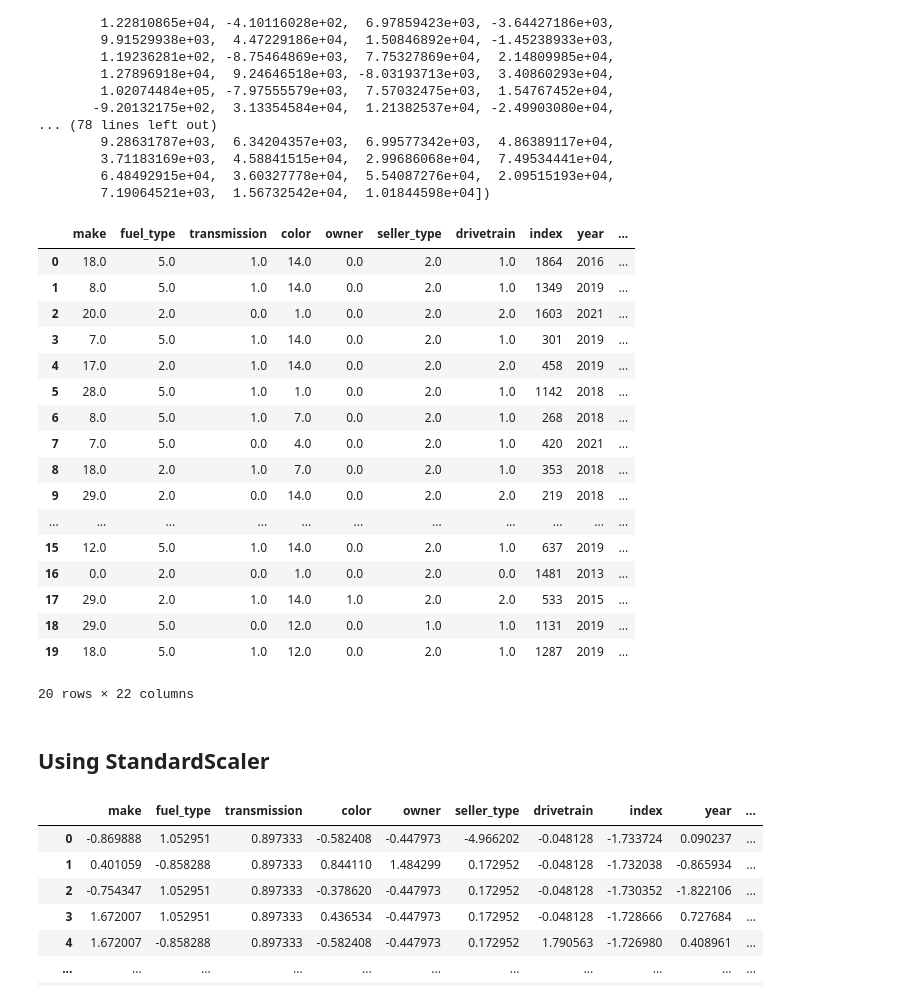
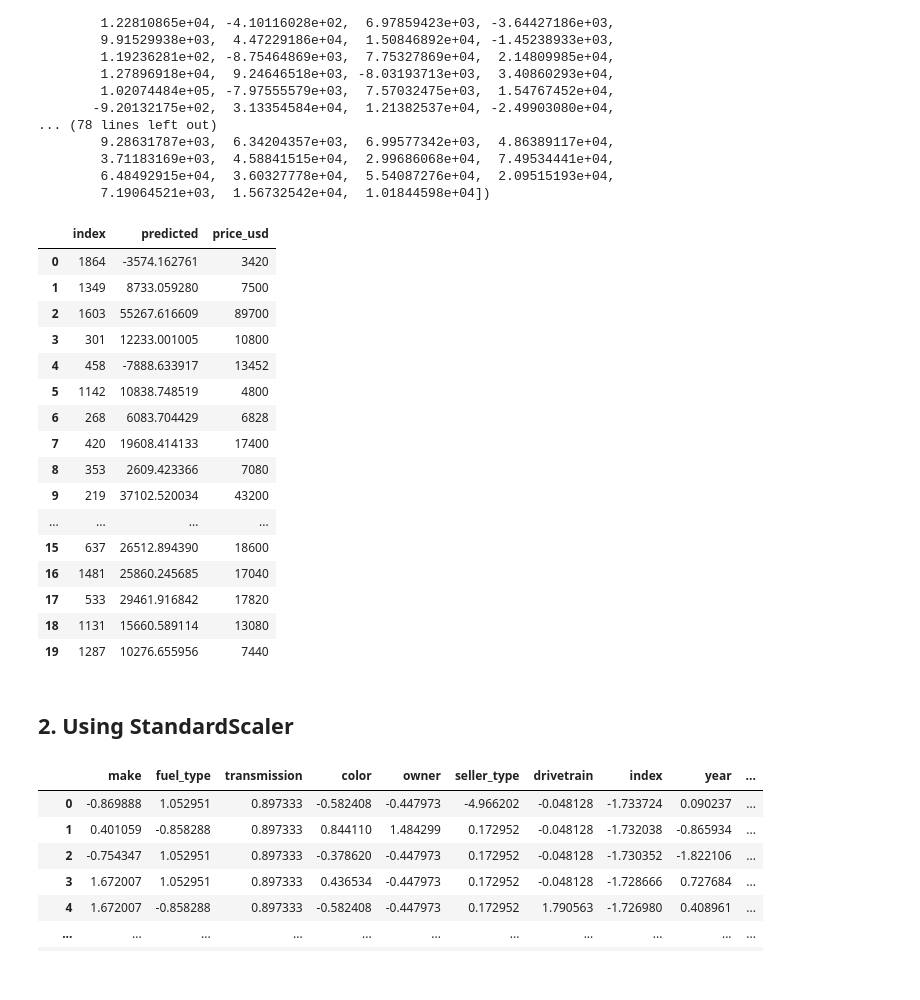
Before and after one commit to Querians/Lab-7, a Jupyter notebook: main.ipynb, the cells around one changed output. Saved outputs shown, nothing was run; the diff lists cells and outputs as text; code cells hidden in the pictures.

```diff
--- a/main.ipynb
+++ b/main.ipynb
@@ -85,16 +89,16 @@ usedcar
 # %%
 usedcar['engine'] = usedcar['engine'].str.replace('cc', '').astype(int)
 # %%
-# split 2 value in max_power to 2 column
-usedcar['max_power_bhp'] = usedcar['max_power'].str.replace(r' |bhp|rpm', '').str.split('@',n=1, expand=True)[0].astype(float)
-usedcar['max_power_rpm'] = usedcar['max_power'].str.replace(r' |bhp|rpm', '').str.split('@',n=1, expand=True)[1]
+# split 2 value in max_power to 2 columns
+usedcar['max_power_bhp'] = usedcar['max_power'].str.replace(r' |bhp|rpm', '', regex=True).str.split('@',n=1, expand=True, regex=True)[0].astype(float)
+usedcar['max_power_rpm'] = usedcar['max_power'].str.replace(r' |bhp|rpm', '', regex=True).str.split('@',n=1, expand=True, regex=True)[1]
 usedcar['max_power_rpm'] = usedcar['max_power_rpm'].replace(r'^\s*$', np.nan, regex=True)
 usedcar.dropna(inplace=True)
 usedcar['max_power_rpm'] = usedcar['max_power_rpm'].astype(float)
 
-# split 2 value in max_torque to 2 column
-usedcar['max_torque_nm'] = usedcar['max_torque'].str.replace(r' |Nm|rpm', '').str.split('@',n=1, expand=True)[0].astype(float)
-usedcar['max_torque_rpm'] = usedcar['max_torque'].str.replace(r' |Nm|rpm', '').str.split('@',n=1, expand=True)[1].astype(float)
+# split 2 value in max_torque to 2 columns
+usedcar['max_torque_nm'] = usedcar['max_torque'].str.replace(r' |Nm|rpm', '', regex=True).str.split('@',n=1, expand=True, regex=True)[0].astype(float)
+usedcar['max_torque_rpm'] = usedcar['max_torque'].str.replace(r' |Nm|rpm', '', regex=True).str.split('@',n=1, expand=True, regex=True)[1].astype(float)
 
 usedcar.drop(columns=['max_power', 'max_torque'], inplace=True)
 # %%
@@ -247,30 +289,29 @@ array([-3.57416276e+03,  8.73305928e+03,  5.52676166e+04,  1.22330010e+04,
 # %%
 final = pd.concat([X_test, y_test], axis = 'columns')
 final.reset_index(inplace=True)
 final.drop(columns="level_0", inplace=True)
 final = pd.concat([final, pd.Series(y_hat, name = 'predicted')], axis = 'columns')
-final.head(20)
+final[['index', 'predicted', 'price_usd']].head(20)
 # %% [output]
-|  | make | fuel_type | transmission | color | owner | seller_type | drivetrain | index | year | ... |
-| 0 | 18.0 | 5.0 | 1.0 | 14.0 | 0.0 | 2.0 | 1.0 | 1864 | 2016 | ... |
-| 1 | 8.0 | 5.0 | 1.0 | 14.0 | 0.0 | 2.0 | 1.0 | 1349 | 2019 | ... |
-| 2 | 20.0 | 2.0 | 0.0 | 1.0 | 0.0 | 2.0 | 2.0 | 1603 | 2021 | ... |
-| 3 | 7.0 | 5.0 | 1.0 | 14.0 | 0.0 | 2.0 | 1.0 | 301 | 2019 | ... |
-| 4 | 17.0 | 2.0 | 1.0 | 14.0 | 0.0 | 2.0 | 2.0 | 458 | 2019 | ... |
-| 5 | 28.0 | 5.0 | 1.0 | 1.0 | 0.0 | 2.0 | 1.0 | 1142 | 2018 | ... |
-| 6 | 8.0 | 5.0 | 1.0 | 7.0 | 0.0 | 2.0 | 1.0 | 268 | 2018 | ... |
-| 7 | 7.0 | 5.0 | 0.0 | 4.0 | 0.0 | 2.0 | 1.0 | 420 | 2021 | ... |
-| 8 | 18.0 | 2.0 | 1.0 | 7.0 | 0.0 | 2.0 | 1.0 | 353 | 2018 | ... |
-| 9 | 29.0 | 2.0 | 0.0 | 14.0 | 0.0 | 2.0 | 2.0 | 219 | 2018 | ... |
-| ... | ... | ... | ... | ... | ... | ... | ... | ... | ... | ... |
-| 15 | 12.0 | 5.0 | 1.0 | 14.0 | 0.0 | 2.0 | 1.0 | 637 | 2019 | ... |
-| 16 | 0.0 | 2.0 | 0.0 | 1.0 | 0.0 | 2.0 | 0.0 | 1481 | 2013 | ... |
-| 17 | 29.0 | 2.0 | 1.0 | 14.0 | 1.0 | 2.0 | 2.0 | 533 | 2015 | ... |
-| 18 | 29.0 | 5.0 | 0.0 | 12.0 | 0.0 | 1.0 | 1.0 | 1131 | 2019 | ... |
-| 19 | 18.0 | 5.0 | 1.0 | 12.0 | 0.0 | 2.0 | 1.0 | 1287 | 2019 | ... |
+|  | index | predicted | price_usd |
+| 0 | 1864 | -3574.162761 | 3420 |
+| 1 | 1349 | 8733.059280 | 7500 |
+| 2 | 1603 | 55267.616609 | 89700 |
+| 3 | 301 | 12233.001005 | 10800 |
+| 4 | 458 | -7888.633917 | 13452 |
+| 5 | 1142 | 10838.748519 | 4800 |
+| 6 | 268 | 6083.704429 | 6828 |
+| 7 | 420 | 19608.414133 | 17400 |
+| 8 | 353 | 2609.423366 | 7080 |
+| 9 | 219 | 37102.520034 | 43200 |
+| ... | ... | ... | ... |
+| 15 | 637 | 26512.894390 | 18600 |
+| 16 | 1481 | 25860.245685 | 17040 |
+| 17 | 533 | 29461.916842 | 17820 |
+| 18 | 1131 | 15660.589114 | 13080 |
+| 19 | 1287 | 10276.655956 | 7440 |
-20 rows × 22 columns
 # %% [markdown]
-## Using StandardScaler
+## 2. Using StandardScaler
 # %%
 from sklearn.preprocessing import StandardScaler
 
```
Also changed, not shown: parts of 32 cells of this notebook.
